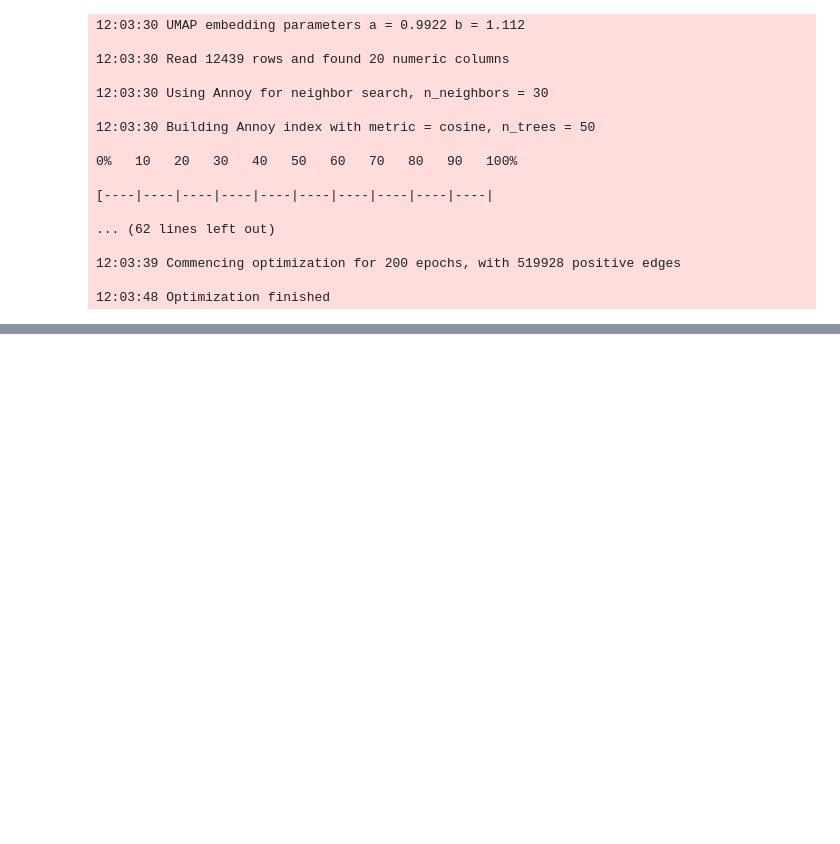
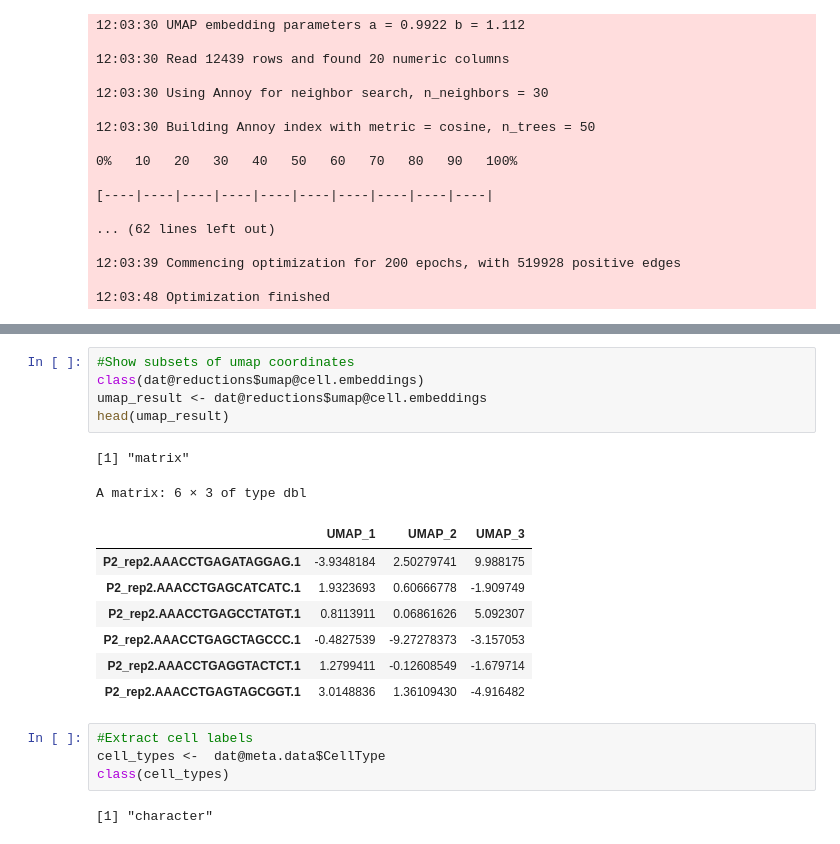
Before and after one commit to ironman-tetsuo/Introduction_to_scRNA-seq, a Jupyter notebook: 1_Clark_P2_Retina/Clark_P2_Retina.ipynb, the cells around one changed output, grey strips where cells are left out. Drawn from its saved outputs; the diff is of its cells as text; blank space fills up the shorter version.

```diff
--- a/1_Clark_P2_Retina/Clark_P2_Retina.ipynb
+++ b/1_Clark_P2_Retina/Clark_P2_Retina.ipynb
@@ -493,0 +514,21 @@ dat <- RunUMAP(dat, dims = 1:20, n.components = 3)
+# %%
+#Show subsets of umap coordinates
+class(dat@reductions$umap@cell.embeddings)
+umap_result <- dat@reductions$umap@cell.embeddings
+head(umap_result)
+# %% [output]
+[1] "matrix"
+A matrix: 6 × 3 of type dbl
+|  | UMAP_1 | UMAP_2 | UMAP_3 |
+| P2_rep2.AAACCTGAGATAGGAG.1 | -3.9348184 | 2.50279741 | 9.988175 |
+| P2_rep2.AAACCTGAGCATCATC.1 | 1.9323693 | 0.60666778 | -1.909749 |
+| P2_rep2.AAACCTGAGCCTATGT.1 | 0.8113911 | 0.06861626 | 5.092307 |
+| P2_rep2.AAACCTGAGCTAGCCC.1 | -0.4827539 | -9.27278373 | -3.157053 |
+| P2_rep2.AAACCTGAGGTACTCT.1 | 1.2799411 | -0.12608549 | -1.679714 |
+| P2_rep2.AAACCTGAGTAGCGGT.1 | 3.0148836 | 1.36109430 | -4.916482 |
+# %%
+#Extract cell labels
+cell_types <-  dat@meta.data$CellType
+class(cell_types)
+# %% [output]
+[1] "character"
```
Also changed, not shown: parts of 4 cells of this notebook.
